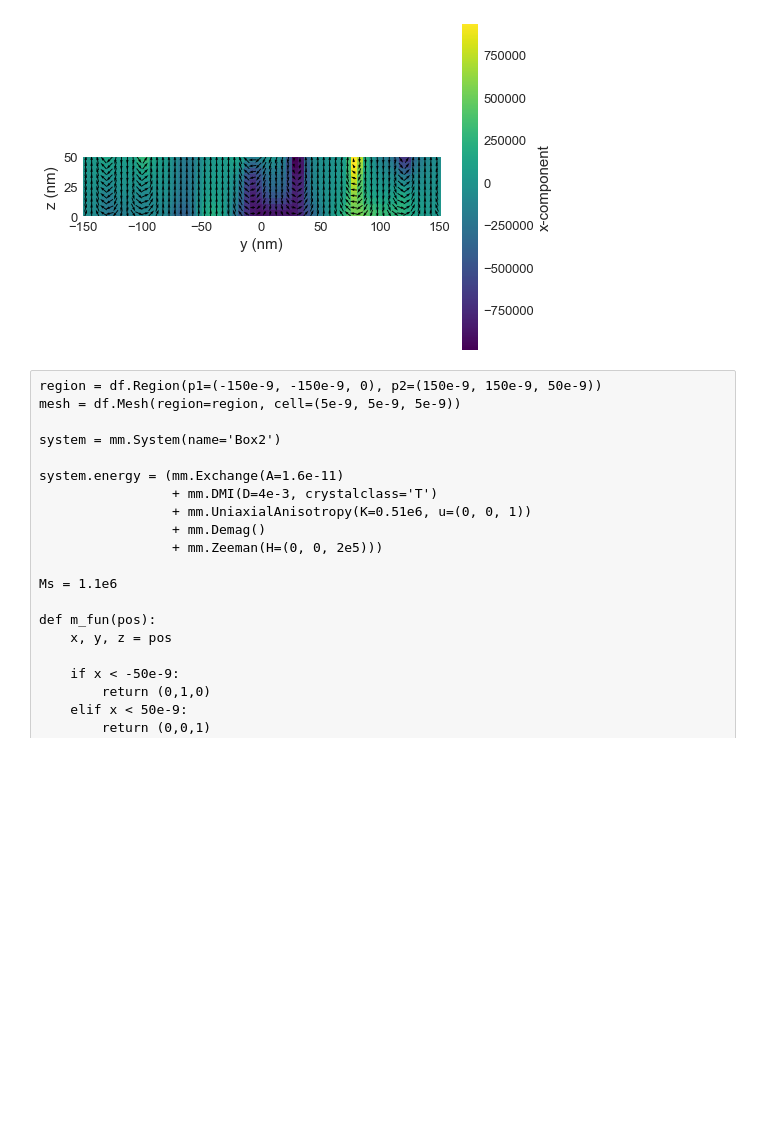
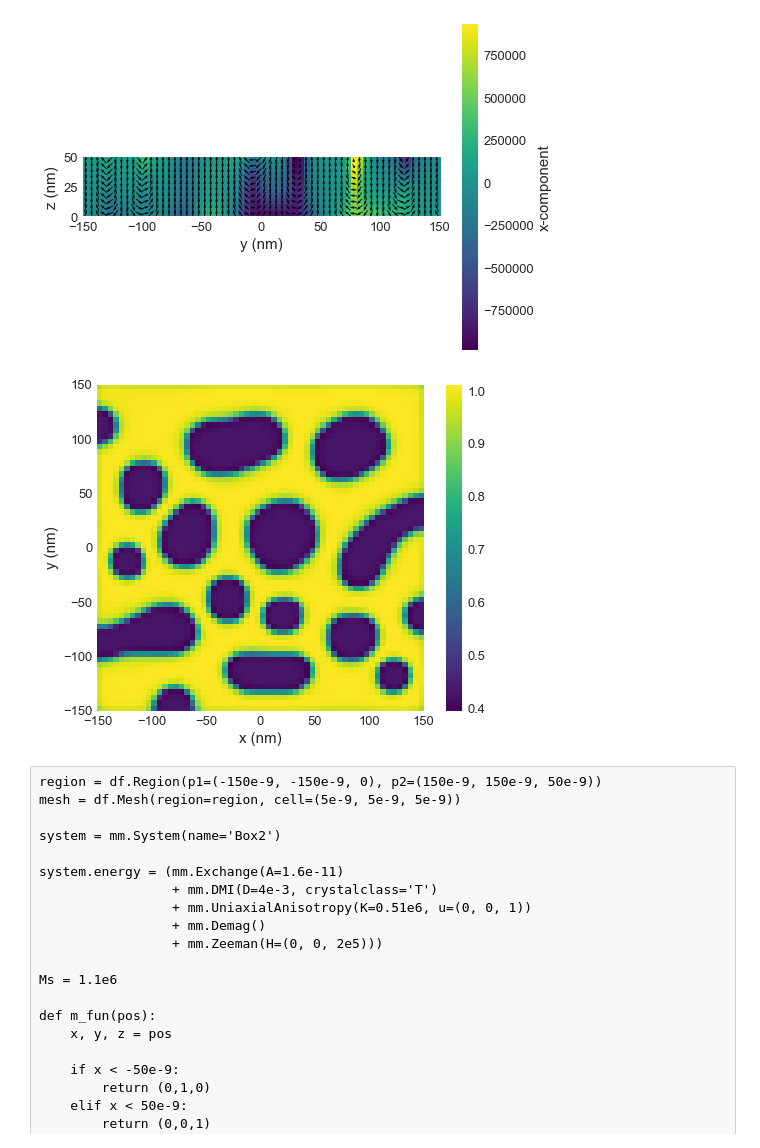
Before and after one commit to ubermag/mag2exp, a Jupyter notebook: dev/Kerr.ipynb, the cells around one changed output. Cells and saved outputs as stored; diff of their text form; code cells hidden in the pictures; blank space fills up the shorter version.

```diff
--- a/dev/Kerr.ipynb
+++ b/dev/Kerr.ipynb
@@ -202,3 +194,9 @@ system.m.plane('x').mpl()
+# %%
+intensity = mag2exp.moke.moke_intensity(system.m, 0, 2, 1, 600e-9, [1, 1j])
+# %%
+intensity.mpl.scalar()
+# %% [output]
+[figure, added]
 # %% [raw]
 region = df.Region(p1=(-150e-9, -150e-9, 0), p2=(150e-9, 150e-9, 50e-9))
 mesh = df.Mesh(region=region, cell=(5e-9, 5e-9, 5e-9))
```
Also changed, not shown: parts of 32 cells of this notebook, 2 other files.
